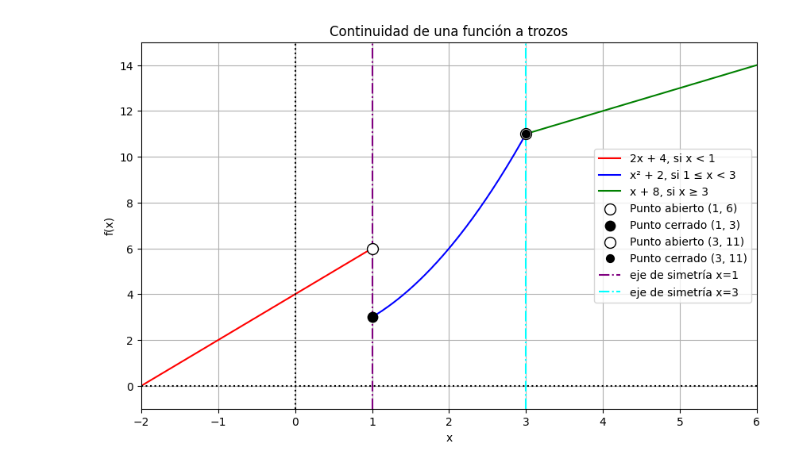
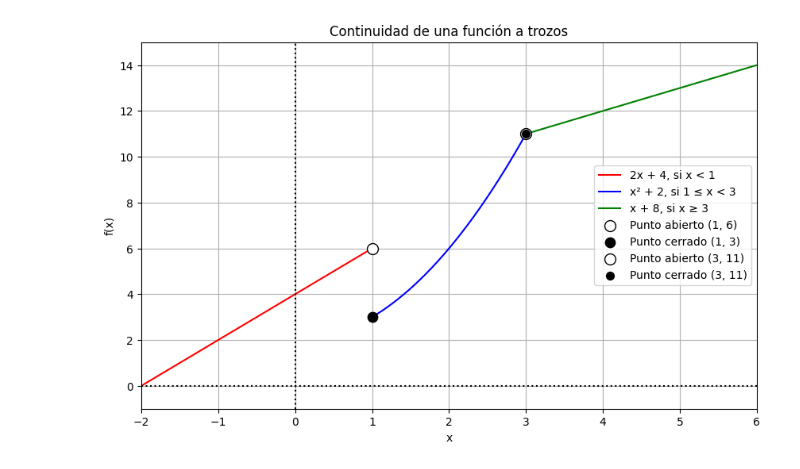
Before and after one commit to Jonsan808/UNAD_CD, a Jupyter notebook: Gráfica_Función_A_Trozos_Ejercicio_5_Reto_3.ipynb, the cells around one changed output. Drawn from its saved outputs; the diff is of its cells as text; code cells hidden in the pictures.

```diff
--- a/Gráfica_Función_A_Trozos_Ejercicio_5_Reto_3.ipynb
+++ b/Gráfica_Función_A_Trozos_Ejercicio_5_Reto_3.ipynb
@@ -105,12 +105,6 @@ plt.scatter( 3, 11, facecolors="white", edgecolors="black", s=100, zorder=5, lab
 # x ≥ 3
 plt.scatter( 3, 11, color="black", s=50, zorder=6, label="Punto cerrado (3, 11)")
 
-# Se dibuja el eje de simetría de la parábola en x=1 con color morado y con líneas y puntos
-plt.axvline(1, linestyle="-.", label="eje de simetría x=1", color="purple",)
-
-# Se dibuja el eje de simetría de la parábola en x=3 con color azul claro y con líneas y puntos
-plt.axvline(3, linestyle="-.", label="eje de simetría x=3", color="cyan",)
-
 # 12. AGREGAR EL EJE HORIZONTAL
 
 # Esta línea permite visualizar el eje x con color negro y con dotted línea punteada.
@@ -132,31 +126,31 @@ plt.xlabel("x")
 # 16. NOMBRAR EL EJE y
 plt.ylabel("f(x)")
 
 # 17. ESTABLECER EL INTERVALO DEL EJE x
 # La gráfica mostrará valores desde -2 hasta 6.
 plt.xlim(-2, 6)
 
 # 18. ESTABLECER EL INTERVALO DEL EJE y
 
 # Establecemos un rango vertical adecuado
 # La gráfica mostrará valores desde -1 hasta 15 para visualizar los tres tramos.
 plt.ylim(-1, 15)
 
 # 19. ACTIVAR LA CUADRÍCULA
 
 # La cuadrícula facilita la lectura de los puntos
 # y valores de la gráfica.
 plt.grid(True)
 
 # 20. MOSTRAR LA LEYENDA
 
 # La leyenda identifica cada tramo y los puntos
 # abiertos y cerrados.
 plt.legend()
 
 # 21. MOSTRAR LA GRÁFICA
 
 # Finalmente, mostramos la gráfica en Google Colab.
 plt.show()
 # %% [output]
-[figure, old version]
+[figure, new version]
```
